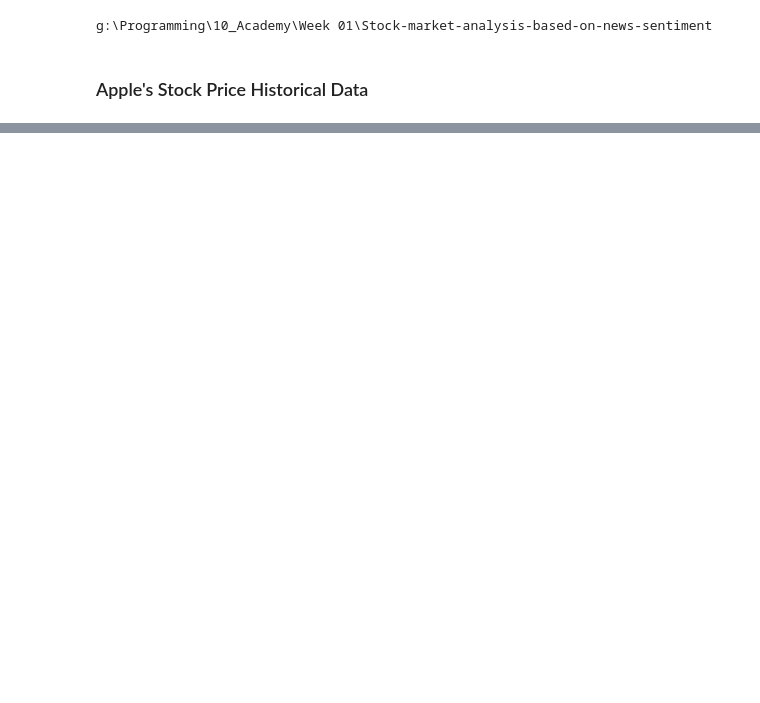
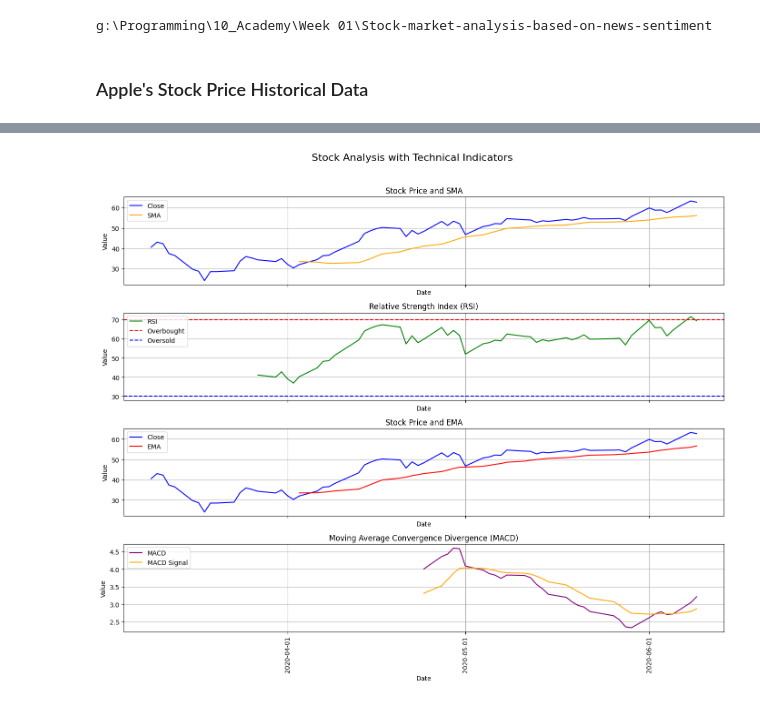
Before and after one commit to wolderufael/Stock-market-analysis-based-on-news-sentiment, a Jupyter notebook: notebooks/stock_analysis.ipynb, the cells around one changed output, grey strips where cells are left out. Cells and saved outputs as stored; diff of their text form; code cells hidden in the pictures; blank space fills up the shorter version.

```diff
--- a/notebooks/stock_analysis.ipynb
+++ b/notebooks/stock_analysis.ipynb
@@ -64,0 +191,7 @@ analyzer.plot_technical_indicators(stock_data)
+# %%
+#instance of our analyser class using the day range
+analyzer = StockAnalyzer('TSLA','2020-03-09','2020-06-10')
+# %%
+#retrieve data using yfinance
+tesla_stock_data=analyzer.retrieve_stock_data()
+tesla_stock_data.head()
@@ -64,0 +219,5 @@ analyzer.plot_technical_indicators(stock_data)
+# %%
+# Plot stock data
+analyzer.plot_technical_indicators(tesla_stock_data)
+# %% [output]
+[figure, added]
```
Also changed, not shown: parts of 30 cells of this notebook, 1 other file.
